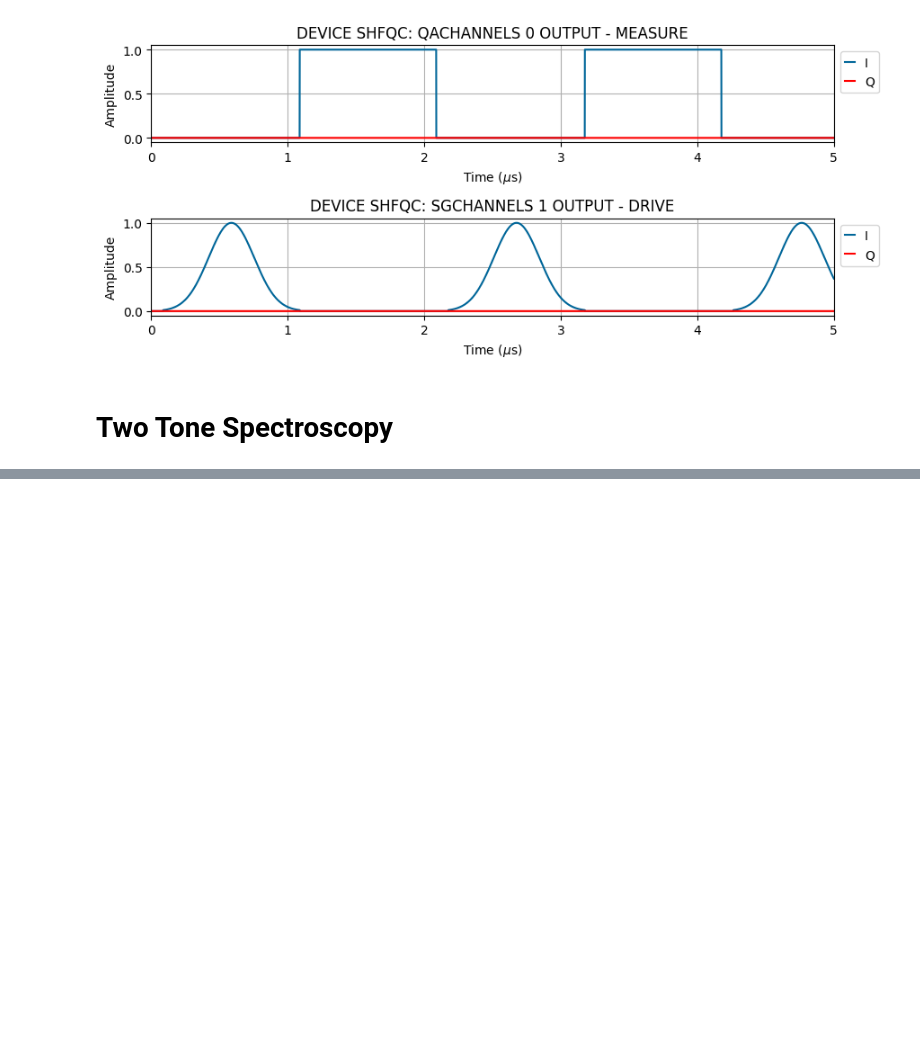
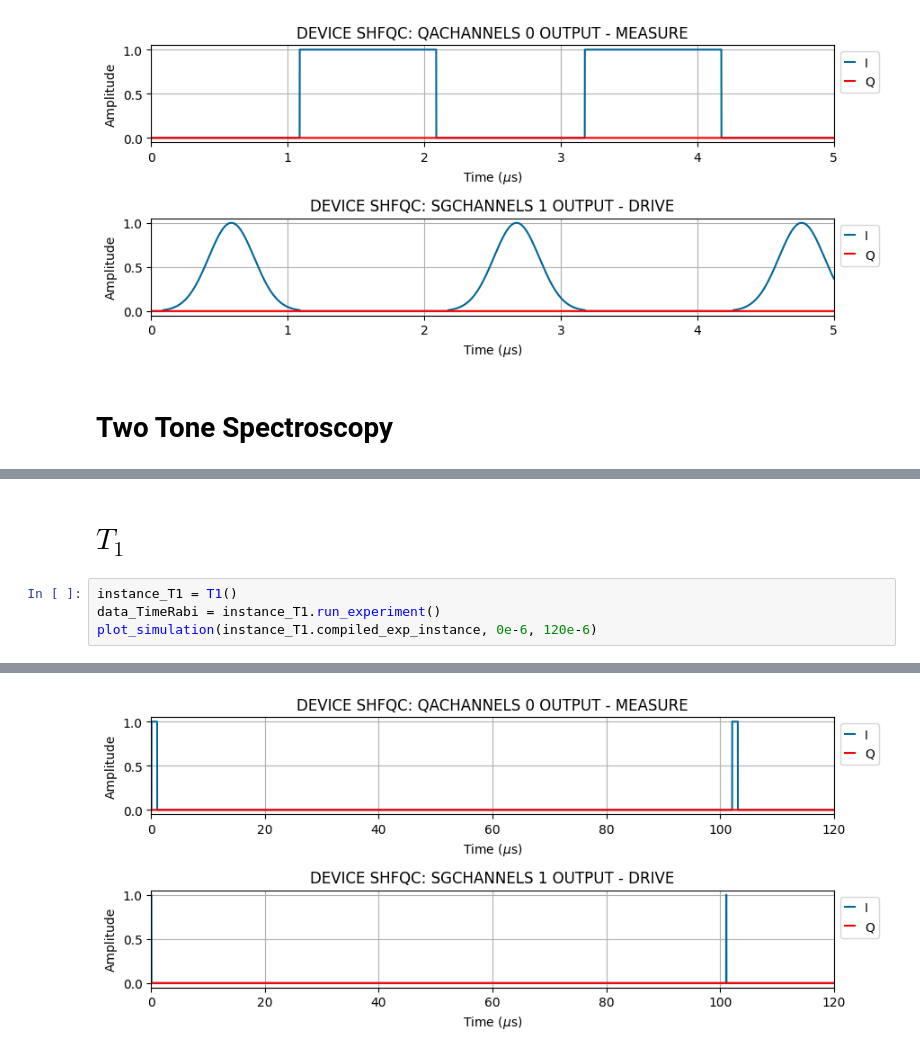
Before and after one commit to Harrbit/Qubit_Design, a Jupyter notebook: measurements/basic_characterization/BasicCharacterizationExp.ipynb, the cells around one changed output, grey strips where cells are left out. Cells and saved outputs as stored; diff of their text form; blank space fills up the shorter version.

```diff
--- a/measurements/basic_characterization/BasicCharacterizationExp.ipynb
+++ b/measurements/basic_characterization/BasicCharacterizationExp.ipynb
@@ -133,0 +184,7 @@ plot_simulation(instance_TwoToneSpec.compiled_exp_instance, 0, 10e-6)
+# %% [markdown]
+# $T_1$
+# %%
+instance_T1 = T1()
+data_TimeRabi = instance_T1.run_experiment()
+plot_simulation(instance_T1.compiled_exp_instance, 0e-6, 120e-6)
+# %% [output]
@@ -133,0 +208 @@ plot_simulation(instance_TwoToneSpec.compiled_exp_instance, 0, 10e-6)
+[figure, added]
```
Also changed, not shown: parts of 12 cells of this notebook, 3 other files.
